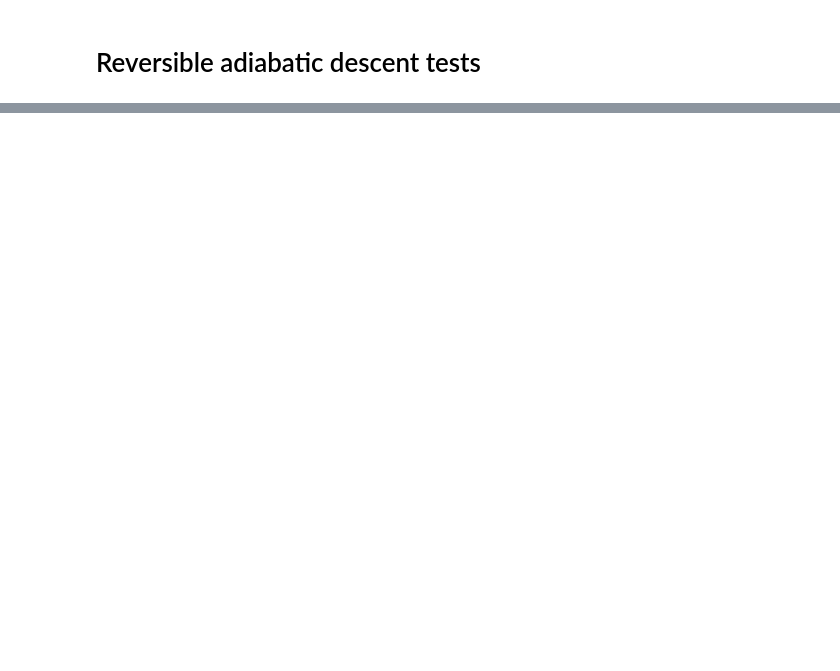
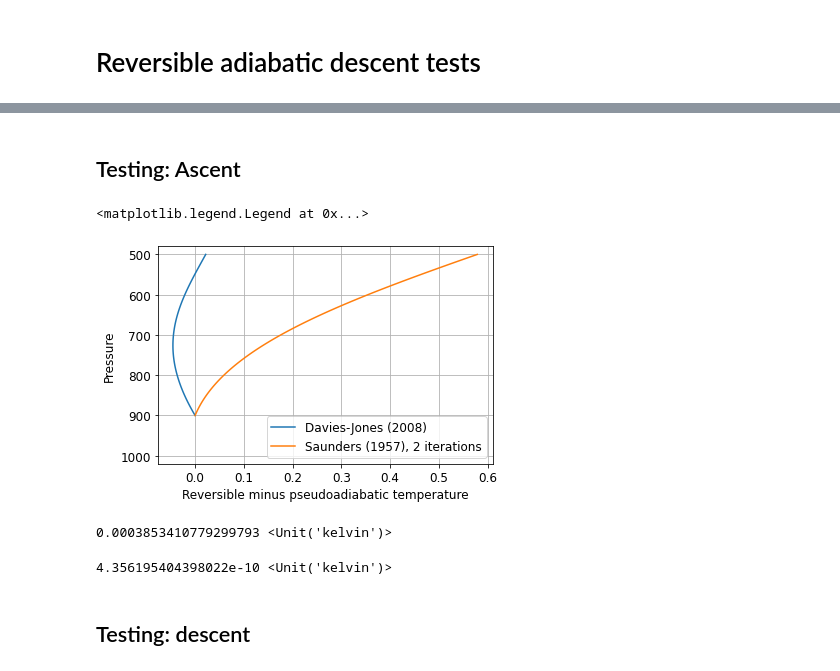
Before and after one commit to tschanzer/taste-of-research-21T3, a Jupyter notebook: notebooks/20211103_reversible_adiabats.ipynb, the cells around one changed output, grey strips where cells are left out. Saved outputs shown, nothing was run; the diff lists cells and outputs as text; code cells hidden in the pictures; blank space fills up the shorter version.

```diff
--- a/notebooks/20211103_reversible_adiabats.ipynb
+++ b/notebooks/20211103_reversible_adiabats.ipynb
@@ -19 +138,42 @@ from thermo import moist_lapse, reversible_lapse, saturation_specific_humidity
+# %% [markdown]
+## Testing: Ascent
+# %%
+pressure = np.arange(900, 499, -5)*units.mbar
+t_initial = -5*units.celsius
+# %%
+t_pseudo = moist_lapse(pressure, t_initial)
+
+t_reversible = reversible_lapse(
+    pressure, t_initial, 1e-3, improve=2)
+
+t_reversible_saunders1 = reversible_lapse_saunders(
+    pressure, t_initial, 1e-3, improve=1)
+t_reversible_saunders2 = reversible_lapse_saunders(
+    pressure, t_initial, 1e-3, improve=2)
+t_reversible_saunders3 = reversible_lapse_saunders(
+    pressure, t_initial, 1e-3, improve=3)
+# %%
+fig, ax = plt.subplots()
+ax.plot(t_reversible - t_pseudo, pressure, label='Davies-Jones (2008)')
+ax.plot(t_reversible_saunders2 - t_pseudo, pressure,
+        label='Saunders (1957), 2 iterations')
+ax.set_ylim(1020, 480)
+ax.grid()
+ax.set(
+    xlabel='Reversible minus pseudoadiabatic temperature',
+    ylabel='Pressure')
+ax.legend(loc='lower right')
+# %% [output]
+<matplotlib.legend.Legend at 0x...>
+[figure, added]
+# %%
+np.max(t_reversible_saunders1 - t_reversible_saunders3)
+# %% [output]
+0.0003853410779299793 <Unit('kelvin')>
+# %%
+np.max(t_reversible_saunders2 - t_reversible_saunders3)
+# %% [output]
+4.356195404398022e-10 <Unit('kelvin')>
+# %% [markdown]
+## Testing: descent
 # %%
```
Also changed, not shown: parts of 16 cells of this notebook, 1 other file.
